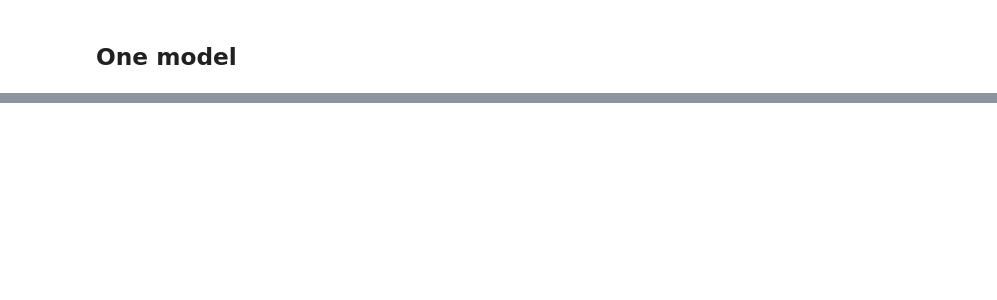
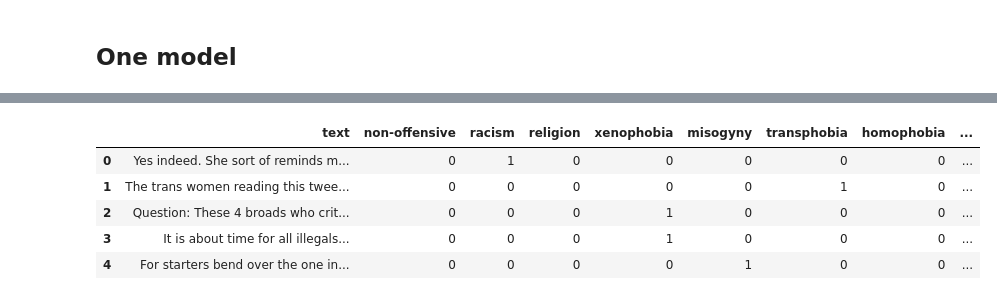
Before and after one commit to irismarechal1997/moder_ia, a Jupyter notebook: notebook/Mariannev2.ipynb, the cells around one changed output, grey strips where cells are left out. Cells and saved outputs as stored; diff of their text form; code cells hidden in the pictures; blank space fills up the shorter version.

```diff
--- a/notebook/Mariannev2.ipynb
+++ b/notebook/Mariannev2.ipynb
@@ -434,0 +608,11 @@ labelled_data.head()
+# %%
+data_set= pd.concat([labelled_data, new_df])
+# %%
+data_set.head()
+# %% [output]
+|  | text | non-offensive | racism | religion | xenophobia | misogyny | transphobia | homophobia | ... |
+| 0 | Yes indeed. She sort of reminds m... | 0 | 1 | 0 | 0 | 0 | 0 | 0 | ... |
+| 1 | The trans women reading this twee... | 0 | 0 | 0 | 0 | 0 | 1 | 0 | ... |
+| 2 | Question: These 4 broads who crit... | 0 | 0 | 0 | 1 | 0 | 0 | 0 | ... |
+| 3 | It is about time for all illegals... | 0 | 0 | 0 | 1 | 0 | 0 | 0 | ... |
+| 4 | For starters bend over the one in... | 0 | 0 | 0 | 0 | 1 | 0 | 0 | ... |
```
Also changed, not shown: parts of 27 cells of this notebook, 4 other files.
